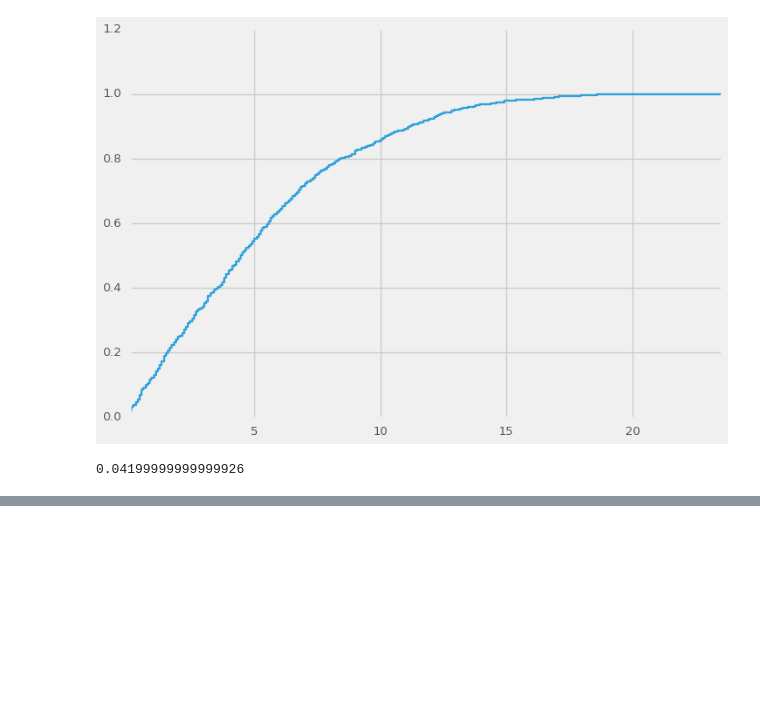
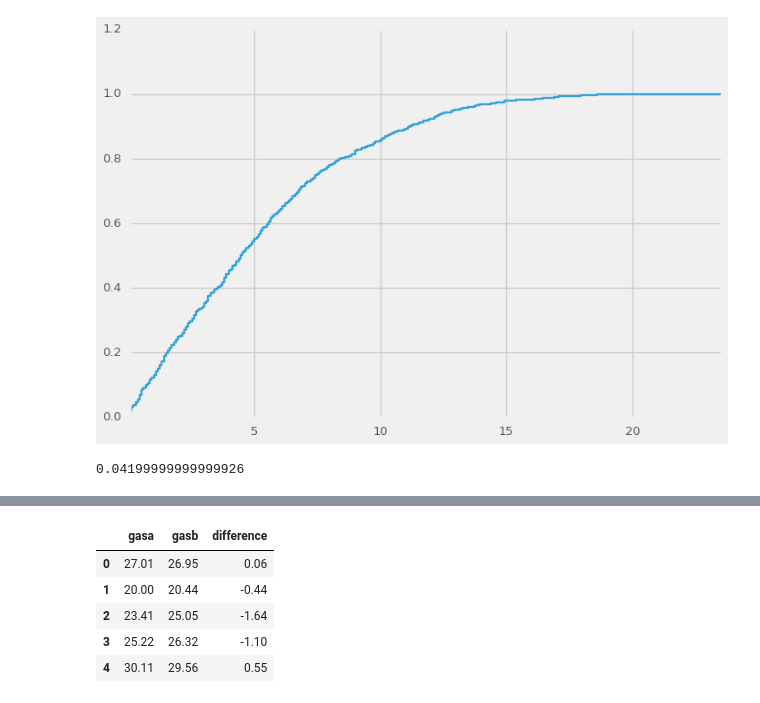
Before and after one commit to doolingdavid/ThinkStats2, a Jupyter notebook: code/thoroughnotes.ipynb, the cells around one changed output, grey strips where cells are left out. Cells and saved outputs as stored; diff of their text form; code cells hidden in the pictures; blank space fills up the shorter version.

```diff
--- a/code/thoroughnotes.ipynb
+++ b/code/thoroughnotes.ipynb
@@ -807,0 +820,16 @@ diffcdf.plot(drawstyle='steps')
+# %%
+gasa = [27.01, 20, 23.41, 25.22, 30.11, 25.55, 22.23, 19.78, 33.45, 25.22]
+gasb = [26.95,20.44, 25.05, 26.32, 29.56, 26.60, 22.93, 20.23, 33.95, 26.01]
+
+dfgas = pd.DataFrame({'gasa': gasa,
+                     'gasb': gasb})
+
+dfgas['difference'] = dfgas.gasa - dfgas.gasb
+dfgas.head()
+# %% [output]
+|  | gasa | gasb | difference |
+| 0 | 27.01 | 26.95 | 0.06 |
+| 1 | 20.00 | 20.44 | -0.44 |
+| 2 | 23.41 | 25.05 | -1.64 |
+| 3 | 25.22 | 26.32 | -1.10 |
+| 4 | 30.11 | 29.56 | 0.55 |
```
Also changed, not shown: parts of 3 cells of this notebook.
